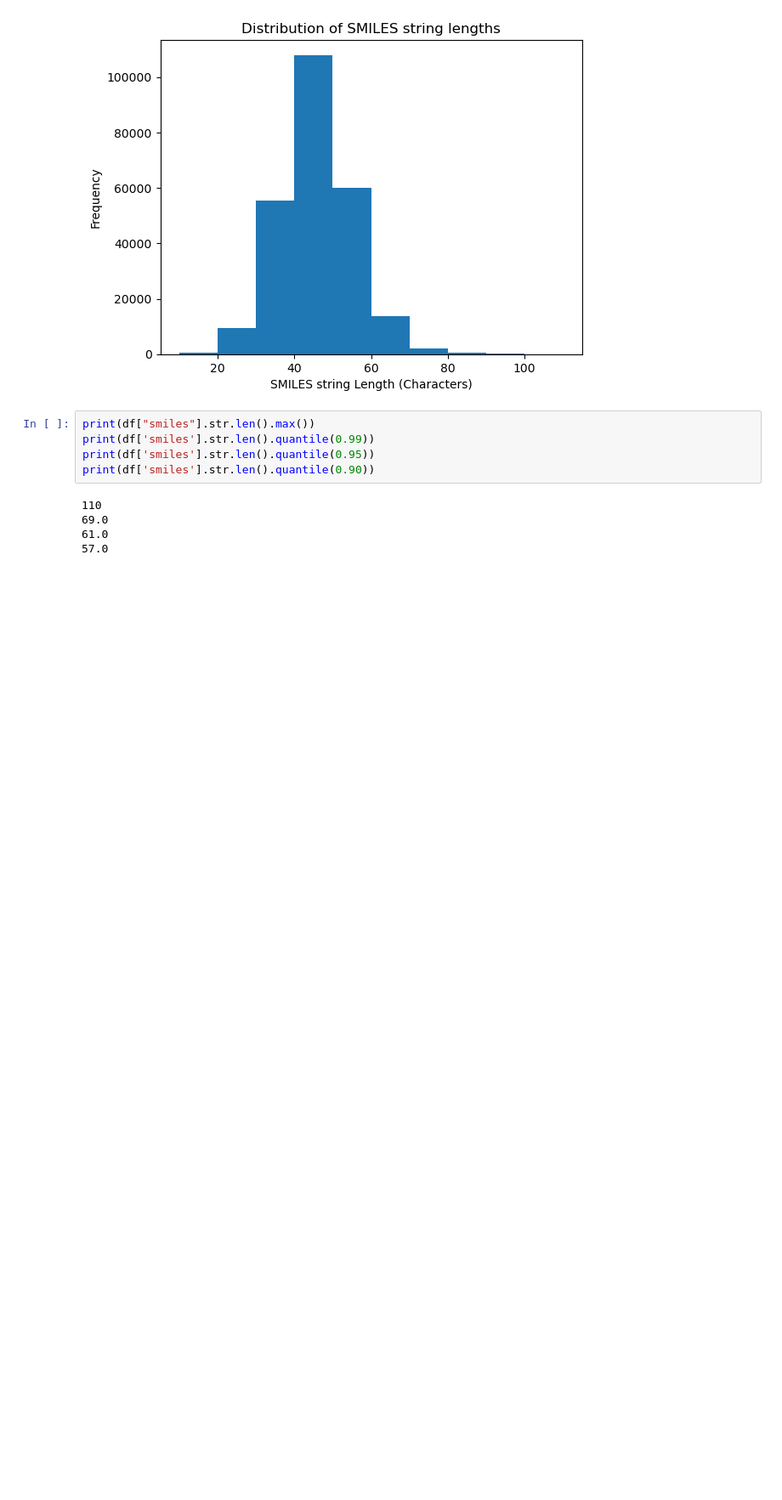
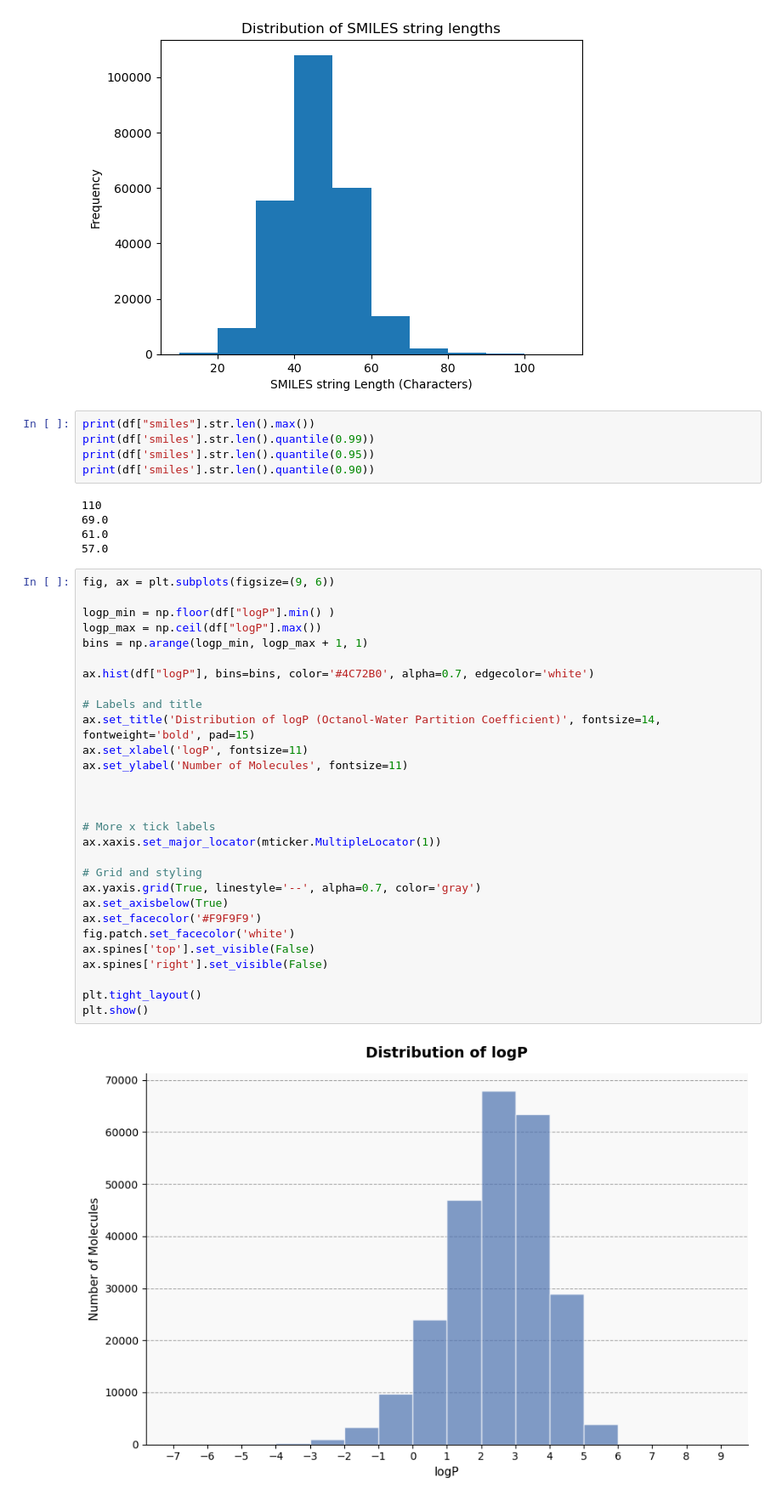
Before and after one commit to scottbwinner/Candidate-Molecule-Generation, a Jupyter notebook: notebooks/data_exploration.ipynb, the cells around one changed output. Shown at 85% size. Saved outputs shown, nothing was run; the diff lists cells and outputs as text; blank space fills up the shorter version.

```diff
--- a/notebooks/data_exploration.ipynb
+++ b/notebooks/data_exploration.ipynb
@@ -40,3 +42,34 @@ print(df['smiles'].str.len().quantile(0.90))
 69.0
 61.0
 57.0
+# %%
+fig, ax = plt.subplots(figsize=(9, 6))
+
+logp_min = np.floor(df["logP"].min() )
+logp_max = np.ceil(df["logP"].max())
+bins = np.arange(logp_min, logp_max + 1, 1)
+
+ax.hist(df["logP"], bins=bins, color='#4C72B0', alpha=0.7, edgecolor='white')
+
+# Labels and title
+ax.set_title('Distribution of logP (Octanol-Water Partition Coefficient)', fontsize=14, fontweight='bold', pad=15)
+ax.set_xlabel('logP', fontsize=11)
+ax.set_ylabel('Number of Molecules', fontsize=11)
+
+
+
+# More x tick labels
+ax.xaxis.set_major_locator(mticker.MultipleLocator(1))
+
+# Grid and styling
+ax.yaxis.grid(True, linestyle='--', alpha=0.7, color='gray')
+ax.set_axisbelow(True)
+ax.set_facecolor('#F9F9F9')
+fig.patch.set_facecolor('white')
+ax.spines['top'].set_visible(False)
+ax.spines['right'].set_visible(False)
+
+plt.tight_layout()
+plt.show()
+# %% [output]
+[figure, added]
```
Also changed, not shown: parts of 3 cells of this notebook.
